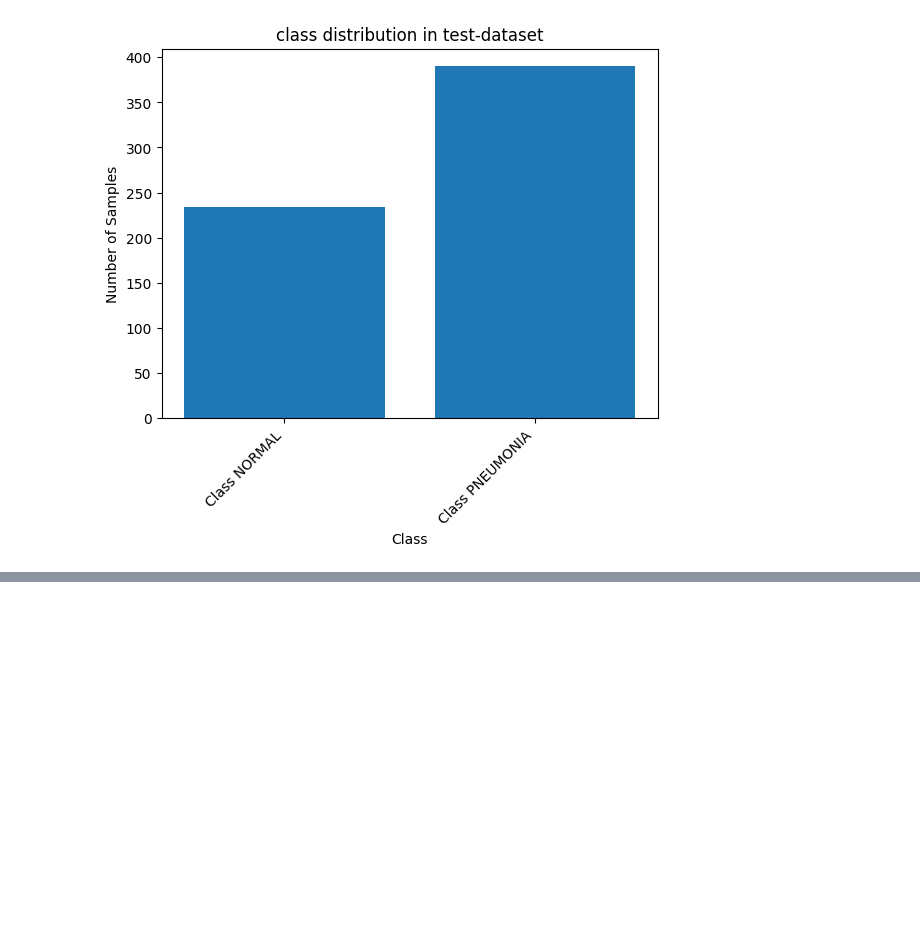
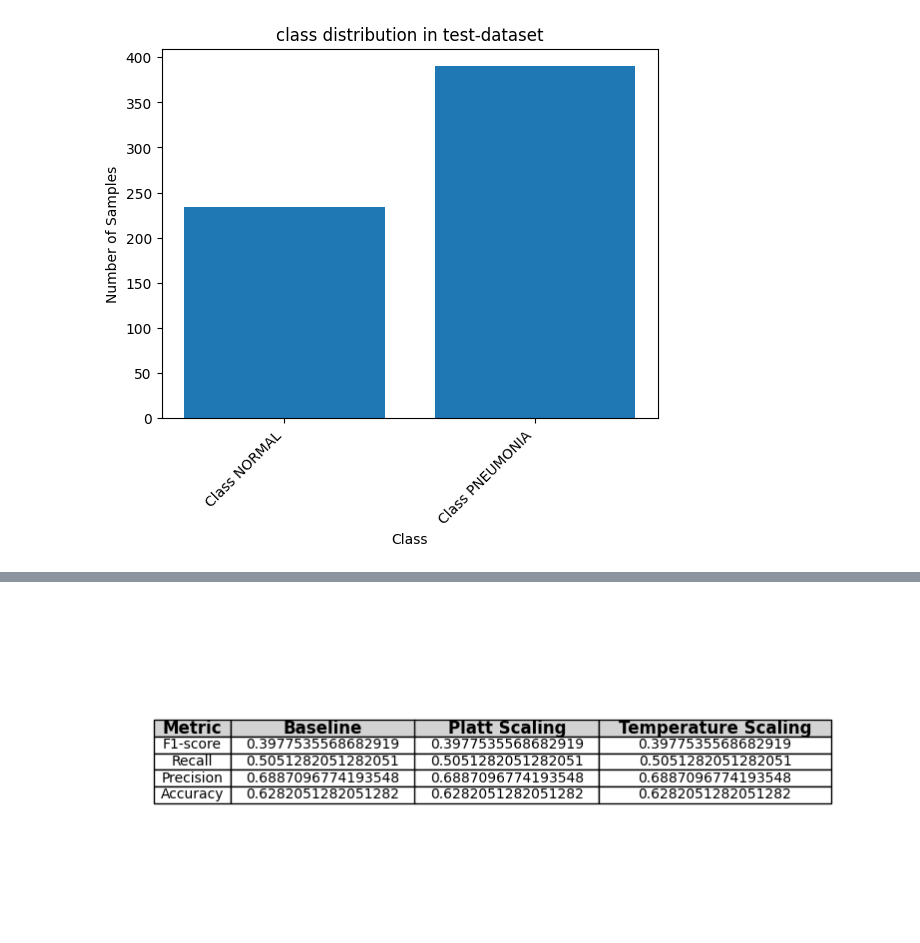
Before and after one commit to michaelihrler/ModelCalibrationDeepLearning, a Jupyter notebook: calibration_notebook.ipynb, the cells around one changed output, grey strips where cells are left out. Cells and saved outputs as stored; diff of their text form; code cells hidden in the pictures; blank space fills up the shorter version.

```diff
--- a/calibration_notebook.ipynb
+++ b/calibration_notebook.ipynb
@@ -65,0 +64,29 @@ IndexError: index 1 is out of bounds for axis 1 with size 1
+# %%
+results = {
+    "Metric": ["F1-score", "Recall", "Precision", "Accuracy"],
+    "Baseline": [
+        f1_score(true_labels_baseline, predicted_labels_baseline, average='macro', zero_division=0),
+        recall_score(true_labels_baseline, predicted_labels_baseline, average='macro', zero_division=0),
+        precision_score(true_labels_baseline, predicted_labels_baseline, average='macro', zero_division=0),
+        accuracy_score(true_labels_baseline, predicted_labels_baseline),
+    ],
+    "Platt Scaling": [
+        f1_score(true_labels_platt_scaling, predicted_labels_platt_scaling, average='macro', zero_division=0),
+        recall_score(true_labels_platt_scaling, predicted_labels_platt_scaling, average='macro', zero_division=0),
+        precision_score(true_labels_platt_scaling, predicted_labels_platt_scaling, average='macro', zero_division=0),
+        accuracy_score(true_labels_platt_scaling, predicted_labels_platt_scaling),
+    ],
+    "Temperature Scaling": [
+        f1_score(true_labels_temperature_scaling, predicted_labels_temperature_scaling, average='macro',
+                 zero_division=0),
+        recall_score(true_labels_temperature_scaling, predicted_labels_temperature_scaling, average='macro',
+                     zero_division=0),
+        precision_score(true_labels_temperature_scaling, predicted_labels_temperature_scaling, average='macro',
+                        zero_division=0),
+        accuracy_score(true_labels_temperature_scaling, predicted_labels_temperature_scaling),
+    ],
+}
+
+plot_metrics_table(results)
+# %% [output]
+[figure, added]
```
Also changed, not shown: parts of 16 cells of this notebook, 5 other files.
